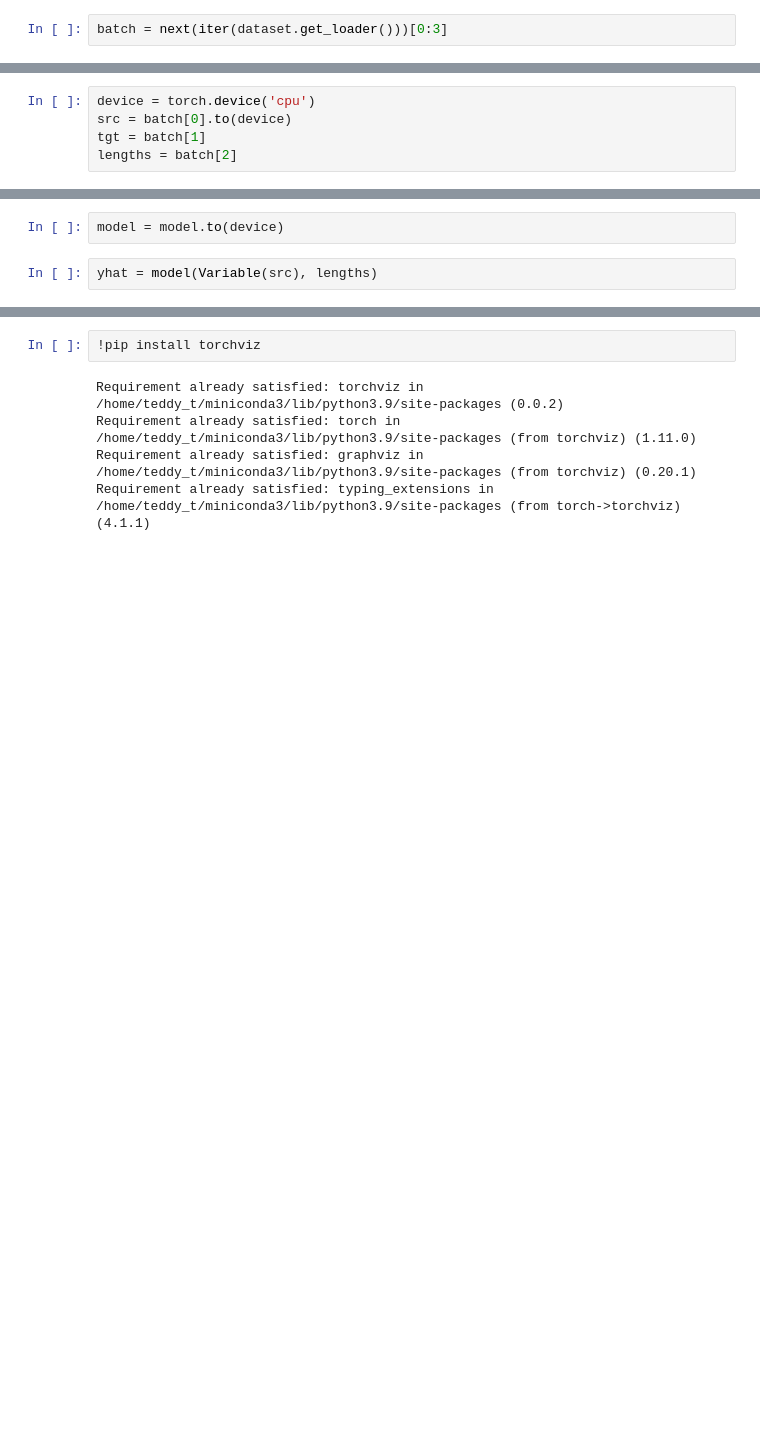
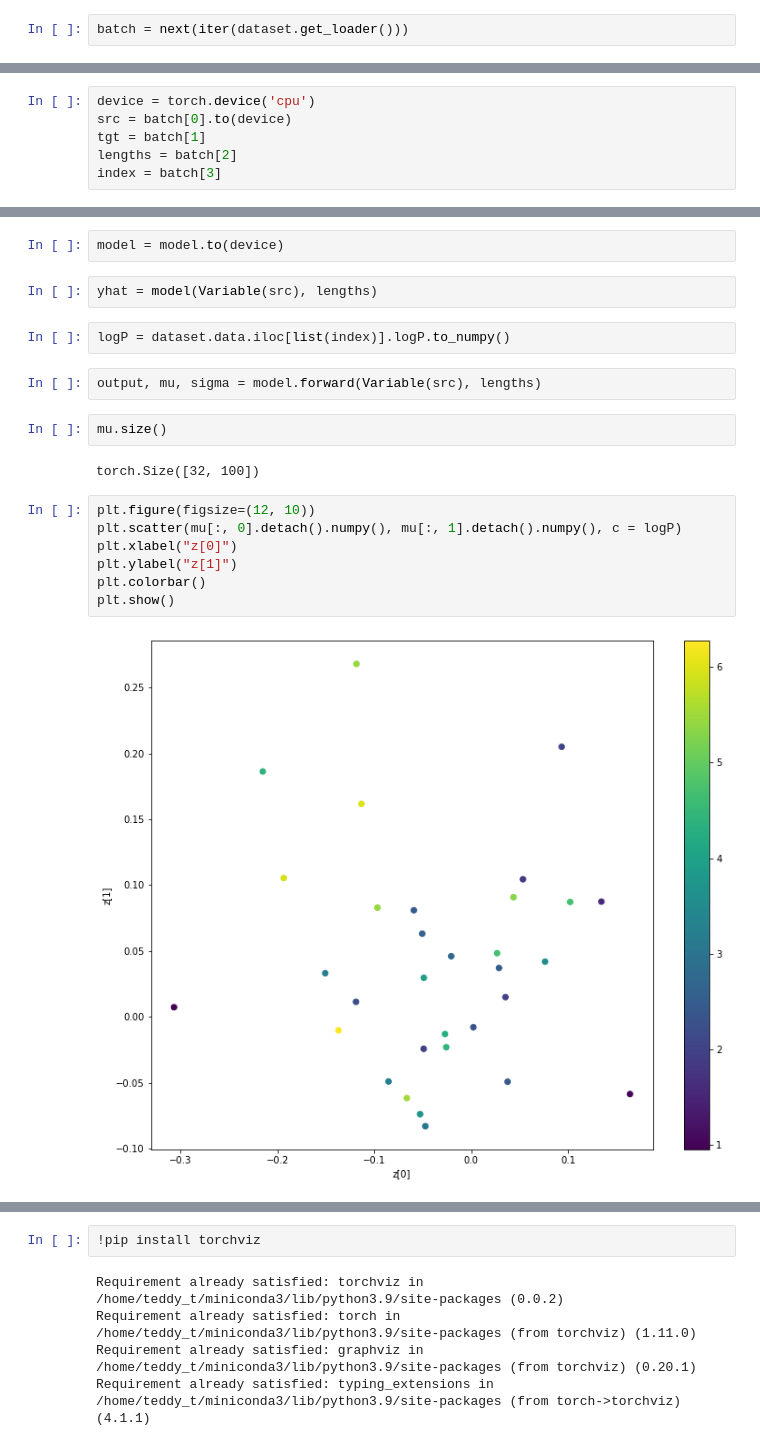
Before and after one commit to panukorn17/drug_discovery_models, a Jupyter notebook: fragment-based-dgm/Latent Space Optimisation.ipynb, the cells around one changed output, grey strips where cells are left out. Drawn from its saved outputs; the diff is of its cells as text; blank space fills up the shorter version.

Commit message:
plot latent space without training

```diff
--- a/fragment-based-dgm/Latent Space Optimisation.ipynb
+++ b/fragment-based-dgm/Latent Space Optimisation.ipynb
@@ -149,7 +153,7 @@ Frag2Mol(
   )
 )
 # %%
-batch = next(iter(dataset.get_loader()))[0:3]
+batch = next(iter(dataset.get_loader()))
 # %% [output]
 Data loaded. Size: 1090461. Time elapsed: 00:00:00.
 # %%
@@ -157,6 +161,7 @@ device = torch.device('cpu')
 src = batch[0].to(device)
 tgt = batch[1]
 lengths = batch[2]
+index = batch[3]
 # %%
 device
 # %% [output]
@@ -165,3 +170,20 @@ device(type='cpu')
 model = model.to(device)
 # %%
 yhat = model(Variable(src), lengths)
+# %%
+logP = dataset.data.iloc[list(index)].logP.to_numpy()
+# %%
+output, mu, sigma = model.forward(Variable(src), lengths)
+# %%
+mu.size()
+# %% [output]
+torch.Size([32, 100])
+# %%
+plt.figure(figsize=(12, 10))
+plt.scatter(mu[:, 0].detach().numpy(), mu[:, 1].detach().numpy(), c = logP)
+plt.xlabel("z[0]")
+plt.ylabel("z[1]")
+plt.colorbar()
+plt.show()
+# %% [output]
+[figure, added]
```
Also changed, not shown: parts of 27 cells of this notebook.
